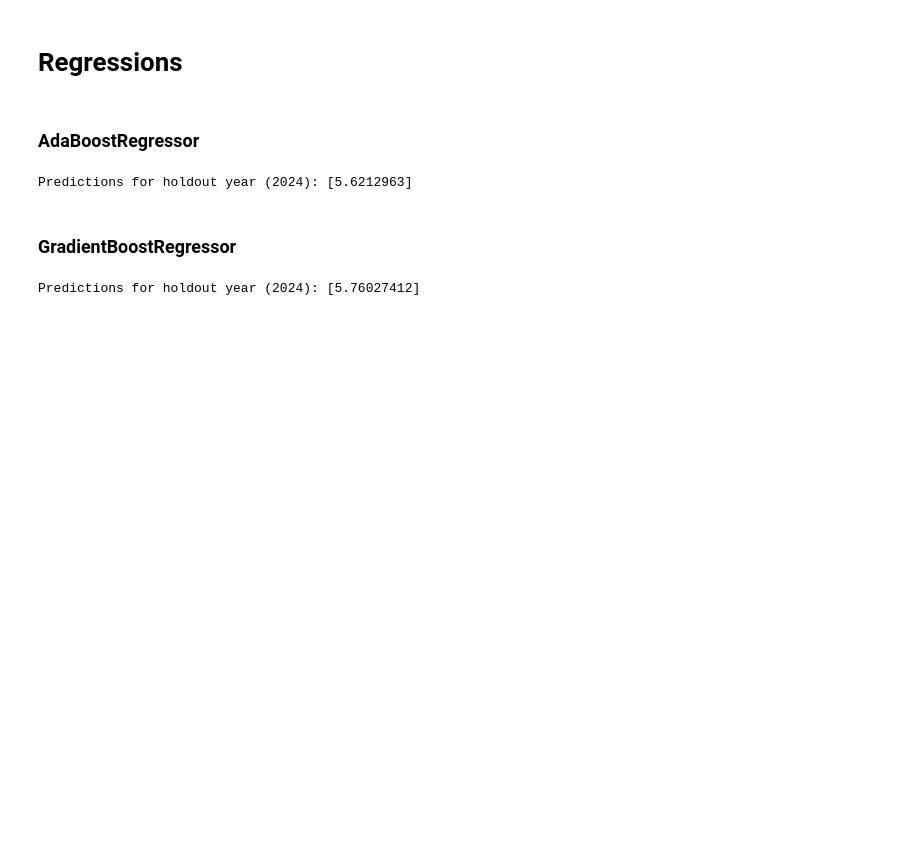
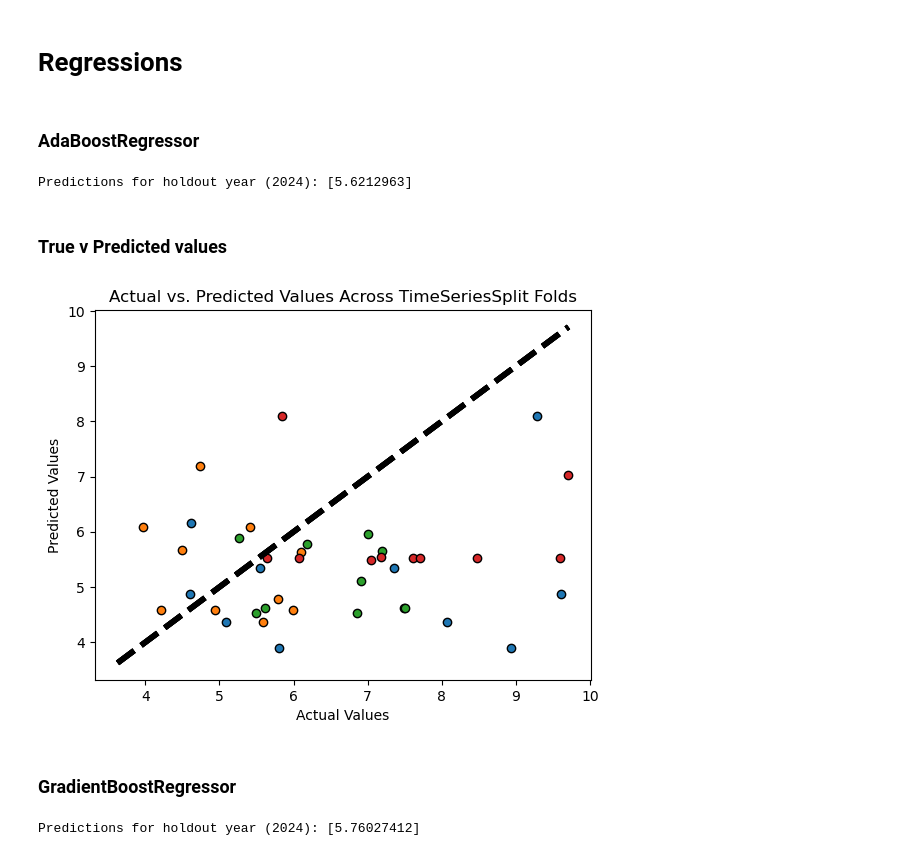
Before and after one commit to patwilliams04/DSCI411-project, a Jupyter notebook: Modeling/toyModeling.ipynb, the cells around one changed output. Drawn from its saved outputs; the diff is of its cells as text; code cells hidden in the pictures; blank space fills up the shorter version.

```diff
--- a/Modeling/toyModeling.ipynb
+++ b/Modeling/toyModeling.ipynb
@@ -66,6 +66,37 @@ holdout_pred = best_ada.predict(holdout_features)
 print("Predictions for holdout year (2024):", holdout_pred)
 # %% [output]
 Predictions for holdout year (2024): [5.6212963]
+# %% [markdown]
+### True v Predicted values
+# %%
+import matplotlib.pyplot as plt
+
+fig, ax = plt.subplots()
+
+# Iterate over folds, split data, train model, make predictions and plot
+for train_index, test_index in tscv.split(X):
+    X_train_fold, X_test_fold = X.iloc[train_index], X.iloc[test_index]
+    y_train_fold, y_test_fold = y.iloc[train_index], y.iloc[test_index]
+
+    # Train the model on the training fold
+    best_ada.fit(X_train_fold, y_train_fold)
+
+    # Make predictions on the test fold
+    fold_pred = best_ada.predict(X_test_fold)
+
+    # Plot the actual vs predicted values
+    ax.scatter(y_test_fold, fold_pred, edgecolors=(0, 0, 0))
+    ax.plot([y.min(), y.max()], [y.min(), y.max()], 'k--', lw=4)
+
+# Set plot labels and title
+ax.set_xlabel('Actual Values')
+ax.set_ylabel('Predicted Values')
+ax.set_title('Actual vs. Predicted Values Across TimeSeriesSplit Folds')
+
+# Show the plot
+plt.show()
+# %% [output]
+[figure, added]
 # %% [markdown]
 ### GradientBoostRegressor
 # %%
```
Also changed, not shown: parts of 15 cells of this notebook.
